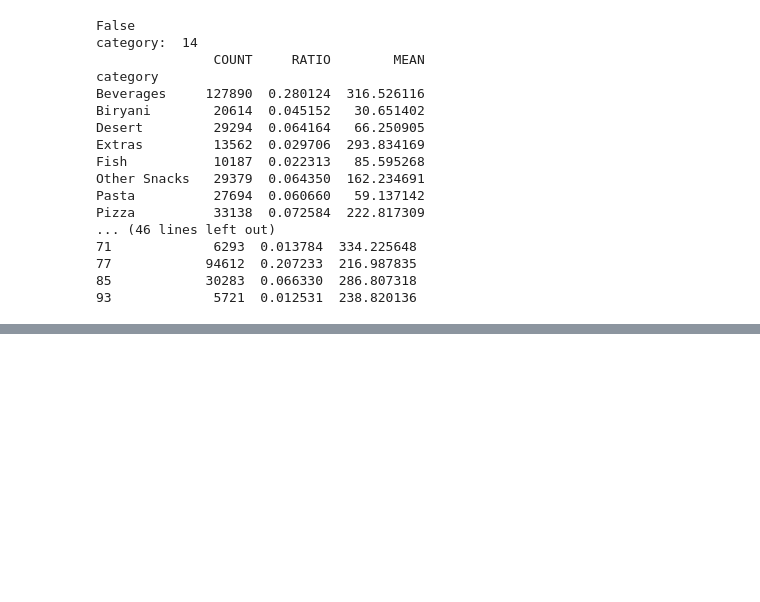
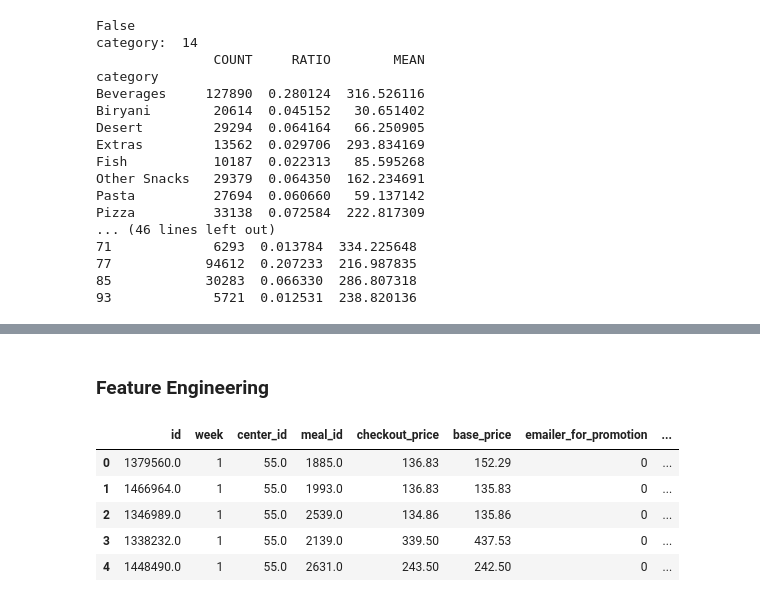
Before and after one commit to Nitin-Flavier13/OrderSenseML, a Jupyter notebook: notebooks/FE_EDA.ipynb, the cells around one changed output, grey strips where cells are left out. Saved outputs shown, nothing was run; the diff lists cells and outputs as text; code cells hidden in the pictures; blank space fills up the shorter version.

```diff
--- a/notebooks/FE_EDA.ipynb
+++ b/notebooks/FE_EDA.ipynb
@@ -509,0 +524,11 @@ Pizza          33138  0.072584  222.817309
+# %% [markdown]
+### Feature Engineering
+# %%
+df.head()
+# %% [output]
+|  | id | week | center_id | meal_id | checkout_price | base_price | emailer_for_promotion | ... |
+| 0 | 1379560.0 | 1 | 55.0 | 1885.0 | 136.83 | 152.29 | 0 | ... |
+| 1 | 1466964.0 | 1 | 55.0 | 1993.0 | 136.83 | 135.83 | 0 | ... |
+| 2 | 1346989.0 | 1 | 55.0 | 2539.0 | 134.86 | 135.86 | 0 | ... |
+| 3 | 1338232.0 | 1 | 55.0 | 2139.0 | 339.50 | 437.53 | 0 | ... |
+| 4 | 1448490.0 | 1 | 55.0 | 2631.0 | 243.50 | 242.50 | 0 | ... |
```
Also changed, not shown: parts of 17 cells of this notebook, 3 other files.
